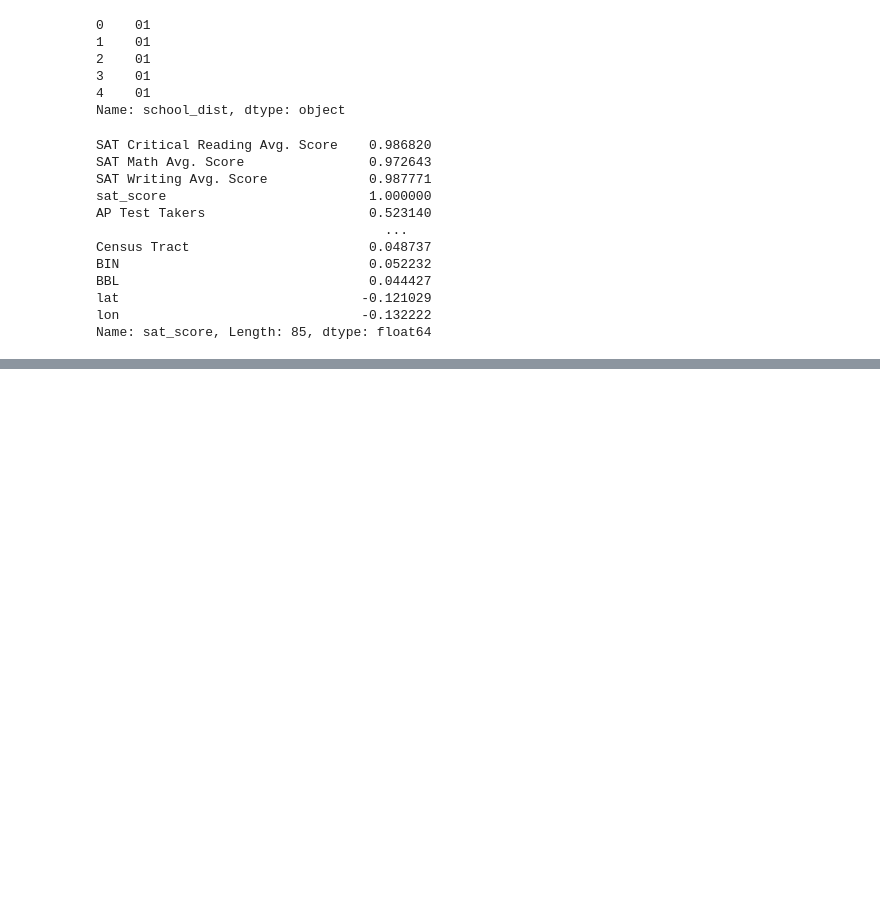
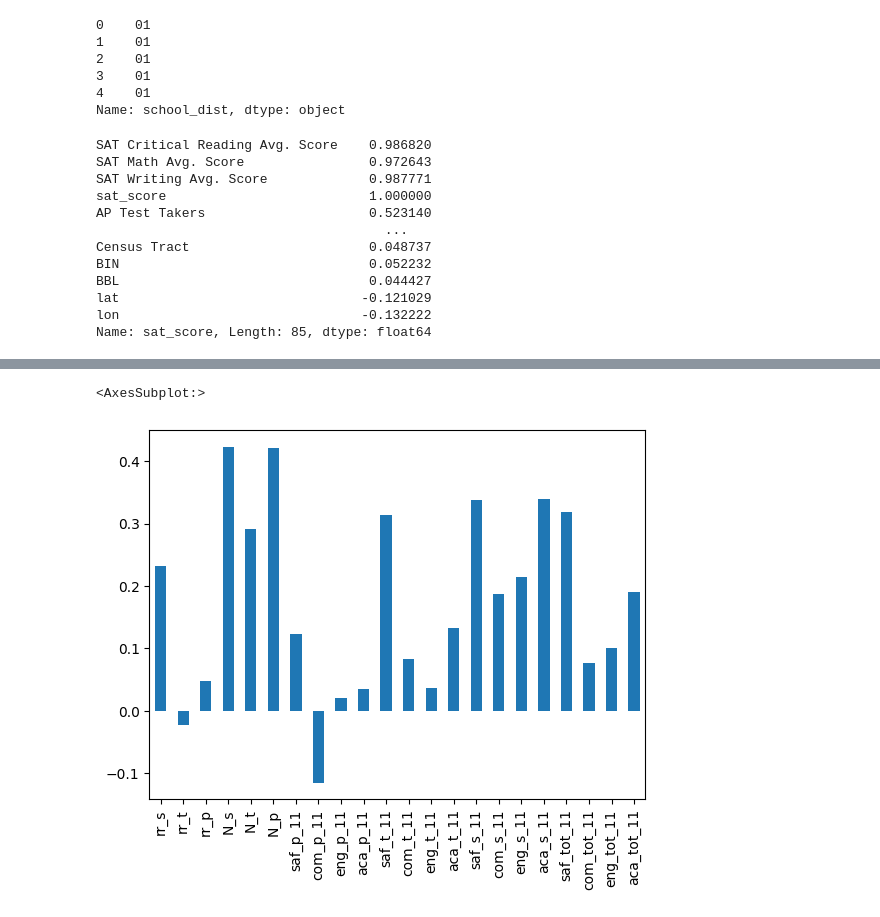
Before and after one commit to dancanyego/nyc-school-data-exploration, a Jupyter notebook: NYC school Data cleaning.ipynb, the cells around one changed output, grey strips where cells are left out. Saved outputs shown, nothing was run; the diff lists cells and outputs as text; code cells hidden in the pictures; blank space fills up the shorter version.

```diff
--- a/NYC school Data cleaning.ipynb
+++ b/NYC school Data cleaning.ipynb
@@ -502,0 +503,9 @@ print(districts.head())
+# %%
+# Remove DBN since it's a unique identifier, not a useful numerical value for correlation.
+survey_fields.remove("DBN")
+# %%
+%matplotlib inline
+combined.corr()["sat_score"][survey_fields].plot.bar()
+# %% [output]
+<AxesSubplot:>
+[figure, added]
```
Also changed, not shown: parts of 12 cells of this notebook.
